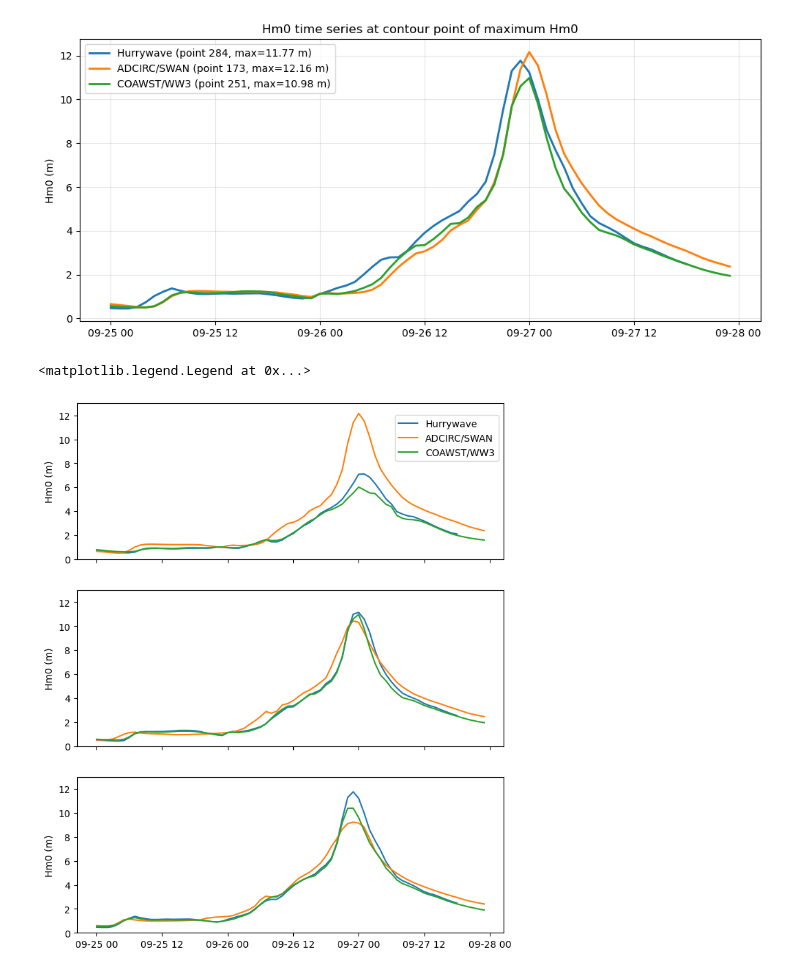
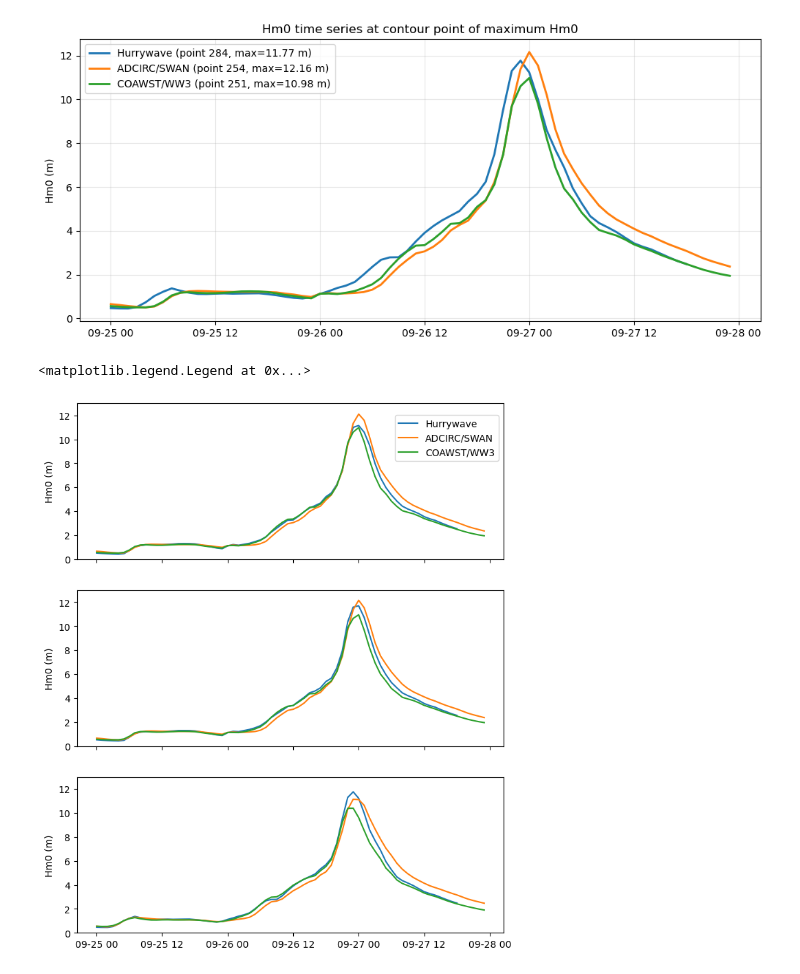
Before and after one commit to csherwood-usgs/NOPP_comparison, a Jupyter notebook: extract_all3_eflux.ipynb, the cells around one changed output. Drawn from its saved outputs; the diff is of its cells as text; code cells hidden in the pictures.

Commit message:
flux plots done

```diff
--- a/extract_all3_eflux.ipynb
+++ b/extract_all3_eflux.ipynb
@@ -119,7 +124,7 @@ def read_hurrywave_2dspec(nc_path, contour_ds=None):
 # %%
 data_dir = "F:/crs/proj/2025_NOPP_comparison/helene_deltares_wave_model_output/helene89pervmax/"
 nc_path = data_dir+"hurrywave_sp2.nc"
-ds_hw = read_hurrywave_2dspec(nc_path)
+ds_hw = read_hurrywave_2dspec(nc_path, contour_ds)
 ds_hw = calc_hm0(ds_hw)
 print('Hurrywave')
 time = ds_hw["time"].values   # datetime64 array
@@ -275,7 +299,8 @@ def read_adcirc_2dspec(spec_files):
 # %%
 spec_dir = "F:/crs/proj/2025_NOPP_comparison/helene_adcirc_model_results/spec_files/"
+# warning...next line does not sort the files correctly...the fix is in the read subroutine.
 spec_files = sorted(glob.glob(spec_dir + "bnd*.spc"))   # bnd1.spc ... bnd425.spc
-ds_ad = read_adcirc_2dspec(spec_files)
+ds_ad = read_adcirc_2dspec(spec_files, contour_ds)
 # %%
 ds_ad = calc_hm0(ds_ad)
 time = ds_ad["time"].values   # datetime64 array
@@ -315,7 +350,7 @@ Attributes:
 # %% [markdown]
 ### Read COAWST/WW3 from THREDDS
 # %%
-def read_coawst_2dspec(url, engine="netcdf4"):
+def read_coawst_2dspec(url, engine="netcdf4", contour_ds=None):
     ds0 = xr.open_dataset(url)
 
     time = ds0["time"].values
@@ -342,8 +377,8 @@ def read_coawst_2dspec(url, engine="netcdf4"):
             "spec_units": "m^2/Hz/rad",
         }
     )
-
-    ds = attach_contour(ds, contour_ds)
+    if contour_ds is not None:
+        ds = attach_contour(ds, contour_ds)
 
     return ds
 # %%
@@ -352,7 +387,7 @@ dap_url = (
     "vortexfs1/usgs/Projects/Helene2024/helene77/Output_89pct/"
     "ww3.202409_spec.nc"
 )
-ds_cw = read_coawst_2dspec( dap_url )
+ds_cw = read_coawst_2dspec( dap_url, contour_ds = contour_ds )
 ds_cw = calc_hm0(ds_cw)
 time = ds_cw["time"].values   # datetime64 array
 dt = (time[1] - time[0])   # numpy.timedelta64
@@ -485,24 +520,24 @@ plt.show()
 # %% [output]
 [figure]
 # %%
-icp = [173, 251, 284]
+icp = [251, 254, 284]
 fig, ax = plt.subplots(3,1,figsize=(8,10), sharex=True)
 ax[0].plot( ds_hw_t['time'].values, ds_hw_t['hm0'].values[:, icp[0]], label='Hurrywave' )
 ax[0].plot( ds_ad_t['time'].values, ds_ad_t['hm0'].values[:, icp[0]], label='ADCIRC/SWAN' )
 ax[0].plot( ds_cw_t['time'].values, ds_cw_t['hm0'].values[:, icp[0]], label='COAWST/WW3' )
 ax[0].set_ylabel("Hm0 (m)")
 ax[0].set_ylim( 0, 13)
 ax[1].plot( ds_hw_t['time'].values, ds_hw_t['hm0'].values[:, icp[1]] )
 ax[1].plot( ds_ad_t['time'].values, ds_ad_t['hm0'].values[:, icp[1]] )
 ax[1].plot( ds_cw_t['time'].values, ds_cw_t['hm0'].values[:, icp[1]] )
 ax[1].set_ylabel("Hm0 (m)")
 ax[1].set_ylim( 0, 13)
 ax[2].plot( ds_hw_t['time'].values, ds_hw_t['hm0'].values[:, icp[2]] )
 ax[2].plot( ds_ad_t['time'].values, ds_ad_t['hm0'].values[:, icp[2]] )
 ax[2].plot( ds_cw_t['time'].values, ds_cw_t['hm0'].values[:, icp[2]] )
 ax[2].set_ylabel("Hm0 (m)")
 ax[2].set_ylim( 0, 13)
 fig.legend(loc='upper right', bbox_to_anchor=(.9, .87)) # Position outside the subplots)
 # %% [output]
 <matplotlib.legend.Legend at 0x...>
-[figure, old version]
+[figure, new version]
```
Also changed, not shown: parts of 10 cells of this notebook, 1 other file.
